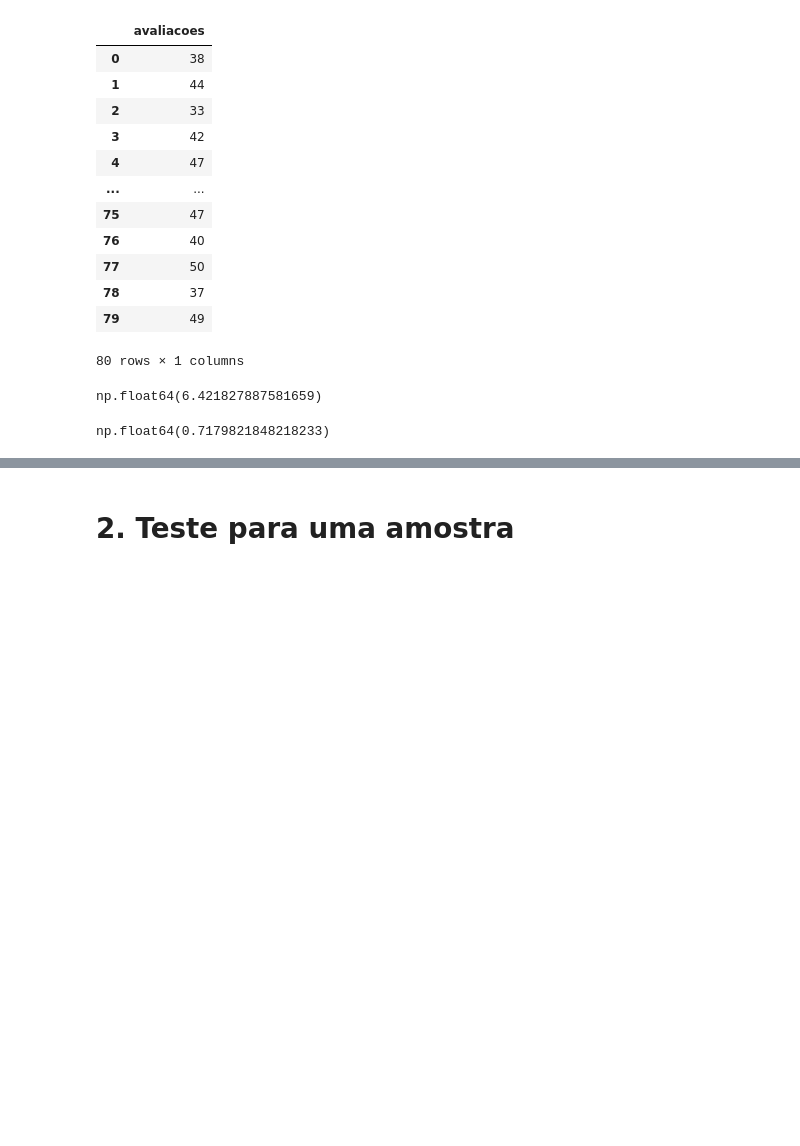
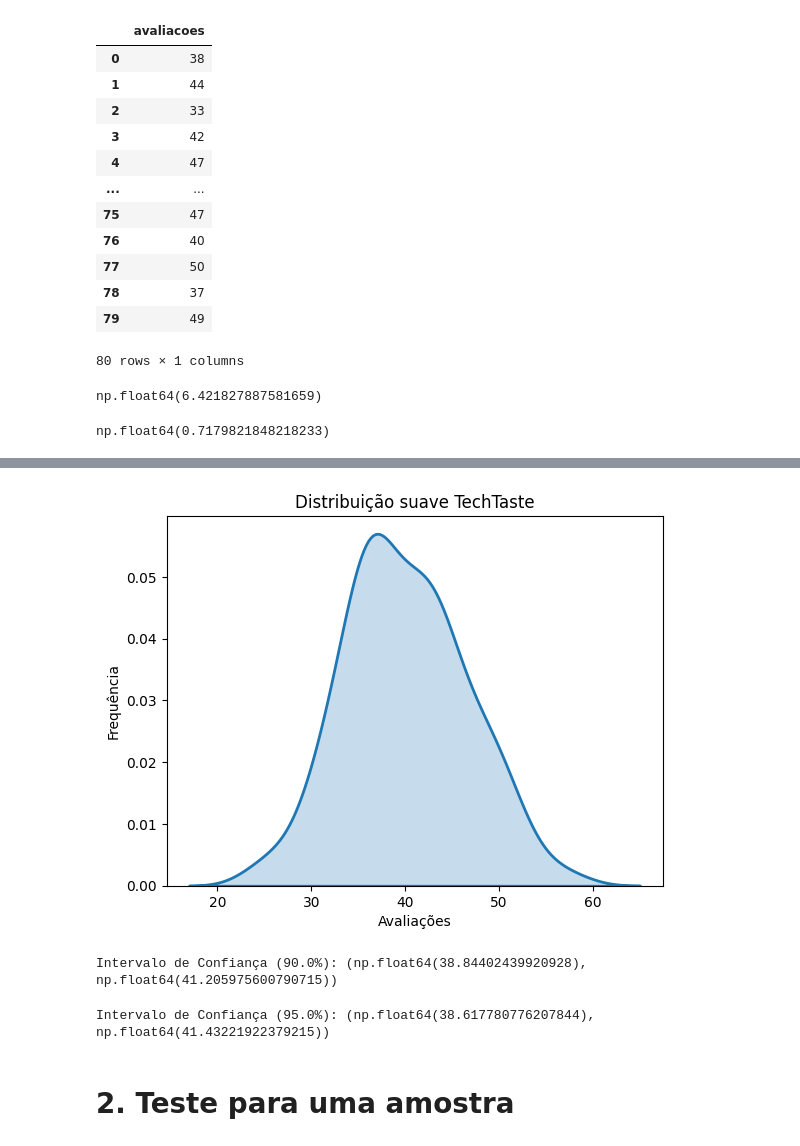
Before and after one commit to MoisesCoimbraQN/Carreira-Alura-Data-Science, a Jupyter notebook: Data_Science_Testes_de_Hipoteses_com_Data_Science.ipynb, the cells around one changed output, grey strips where cells are left out. Saved outputs shown, nothing was run; the diff lists cells and outputs as text; code cells hidden in the pictures; blank space fills up the shorter version.

```diff
--- a/Data_Science_Testes_de_Hipoteses_com_Data_Science.ipynb
+++ b/Data_Science_Testes_de_Hipoteses_com_Data_Science.ipynb
@@ -425,3 +432,30 @@ intervalo_confianca = stats.norm.interval(confianca,
+# %%
+import seaborn as sns
+
+sns.kdeplot(df_techtaste['avaliacoes'], linewidth=2, fill= True)
+
+plt.xlabel('Avaliações')
+plt.ylabel('Frequência')
+plt.title('Distribuição suave TechTaste')
+plt.show()
+# %% [output]
+[figure, added]
+# %%
+confianca = 0.90
+intervalo_confianca = stats.norm.interval(confianca,
+                                       loc=df_techtaste['avaliacoes'].mean() ,
+                                       scale=erro_padrao_amostral)
+print(f'Intervalo de Confiança ({confianca*100}%): {intervalo_confianca}')
+# %% [output]
+Intervalo de Confiança (90.0%): (np.float64(38.84402439920928), np.float64(41.205975600790715))
+# %%
+confianca = 0.95
+intervalo_confianca = stats.norm.interval(confianca,
+                                       loc=df_techtaste['avaliacoes'].mean() ,
+                                       scale=erro_padrao_amostral)
+print(f'Intervalo de Confiança ({confianca*100}%): {intervalo_confianca}')
+# %% [output]
+Intervalo de Confiança (95.0%): (np.float64(38.617780776207844), np.float64(41.43221922379215))
 # %% [markdown]
 # 2. Teste para uma amostra
 # %% [markdown]
```
Also changed, not shown: parts of 39 cells of this notebook.
